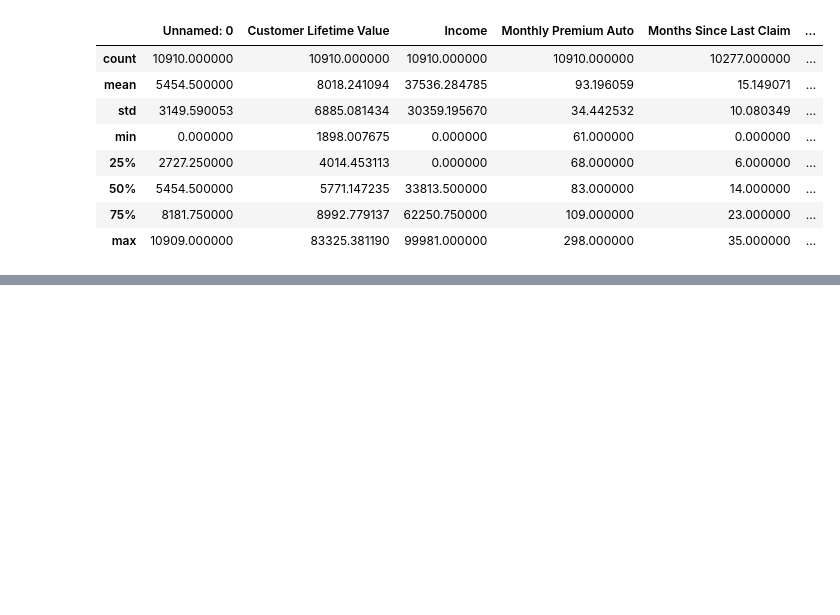
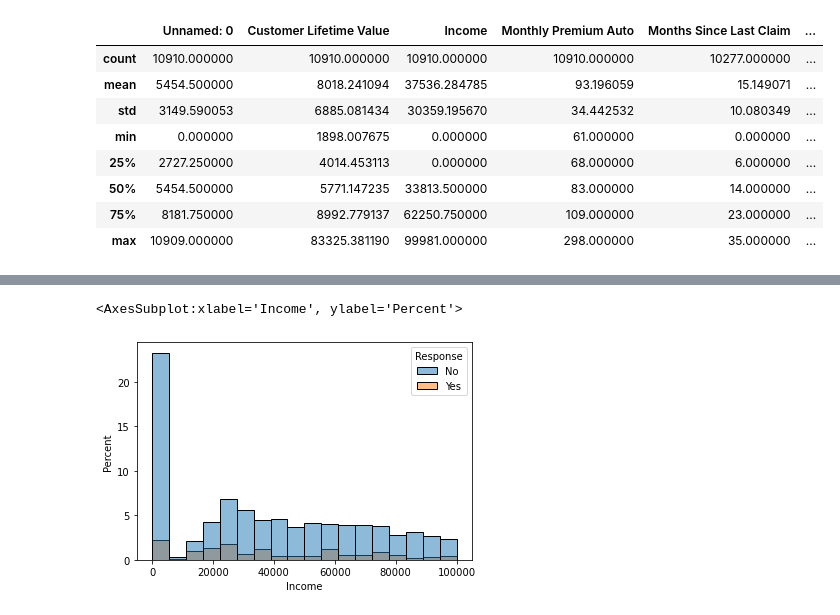
Before and after one commit to AgnesaP/lab-customer-analysis-round-2, a Jupyter notebook: lab4 .ipynb, the cells around one changed output, grey strips where cells are left out. Saved outputs shown, nothing was run; the diff lists cells and outputs as text; code cells hidden in the pictures; blank space fills up the shorter version.

```diff
--- a/lab4 .ipynb
+++ b/lab4 .ipynb
@@ -48,0 +82,7 @@ plt.show()
+# %%
+#Show a plot of the response rate by income
+
+sns.histplot(data=df, x='Income', hue='Response', stat='percent')
+# %% [output]
+<AxesSubplot:xlabel='Income', ylabel='Percent'>
+[figure, added]
```
Also changed, not shown: parts of 7 cells of this notebook.
